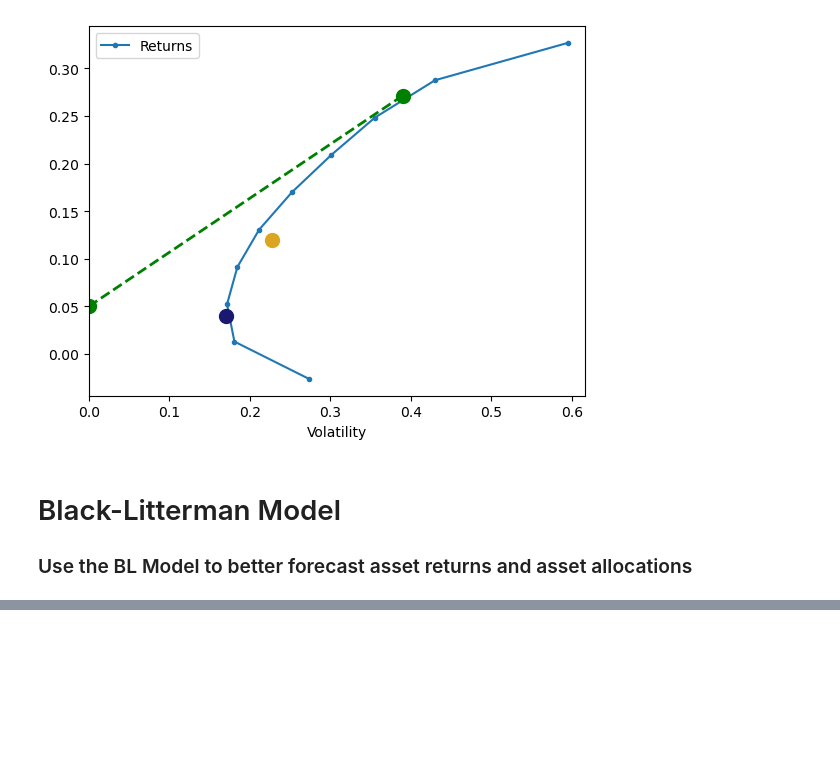
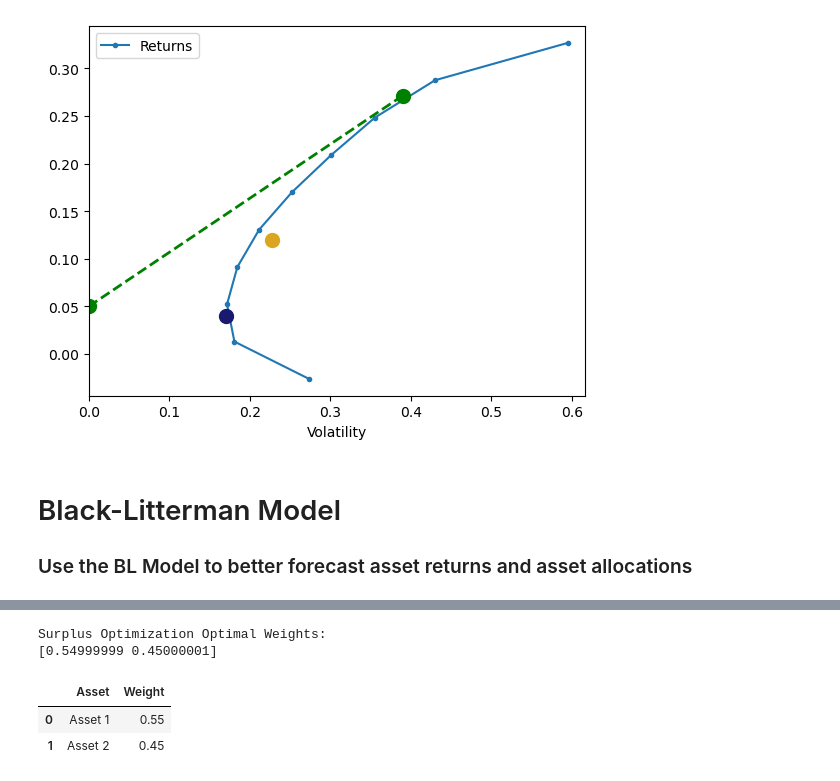
Before and after one commit to francisc112/APPLIED_FINANCE_ANALYTICS, a Jupyter notebook: ASSET_ALLOCATION/Principles_Asset_Allocation.ipynb, the cells around one changed output, grey strips where cells are left out. Cells and saved outputs as stored; diff of their text form; code cells hidden in the pictures; blank space fills up the shorter version.

```diff
--- a/ASSET_ALLOCATION/Principles_Asset_Allocation.ipynb
+++ b/ASSET_ALLOCATION/Principles_Asset_Allocation.ipynb
@@ -275,0 +285,45 @@ port_stats.plot_ef(10,returns,cov_matrix,show_ew=True, show_gmv=True,show_cml=Tr
+# %%
+import numpy as np
+from scipy.optimize import minimize
+import pandas as pd
+
+# Parameters for Surplus Optimization
+mu = np.array([0.08, 0.12])   # Expected returns for two assets
+Sigma = np.array([[0.1, 0.05],
+                  [0.05, 0.2]])  # Covariance matrix of asset returns
+liability = 0.10              # Liability (e.g., expected cash outflow)
+risk_aversion = 1.0           # Risk aversion coefficient
+
+# Objective function: maximize [mu.dot(w) - liability - 0.5 * risk_aversion * (w.T @ Sigma @ w)]
+# We minimize the negative of the objective.
+def surplus_objective(w):
+    expected_surplus = np.dot(mu, w) - liability
+    risk = np.dot(w, np.dot(Sigma, w))
+    return - (expected_surplus - 0.5 * risk_aversion * risk)
+
+# Constraints: sum of weights equals 1.
+constraints = [{'type': 'eq', 'fun': lambda w: np.sum(w) - 1}]
+# Bounds: no short selling (weights between 0 and 1)
+bounds = [(0, 1) for _ in range(len(mu))]
+
+# Initial guess for weights
+w0 = np.array([0.5, 0.5])
+
+# Solve the optimization problem.
+result = minimize(surplus_objective, w0, bounds=bounds, constraints=constraints)
+
+print("Surplus Optimization Optimal Weights:")
+print(result.x)
+
+# For clarity, present the results in a DataFrame.
+df_surplus = pd.DataFrame({
+    'Asset': ['Asset 1', 'Asset 2'],
+    'Weight': result.x
+})
+df_surplus
+# %% [output]
+Surplus Optimization Optimal Weights:
+[0.54999999 0.45000001]
+|  | Asset | Weight |
+| 0 | Asset 1 | 0.55 |
+| 1 | Asset 2 | 0.45 |
```
Also changed, not shown: parts of 8 cells of this notebook, 2 other files.
